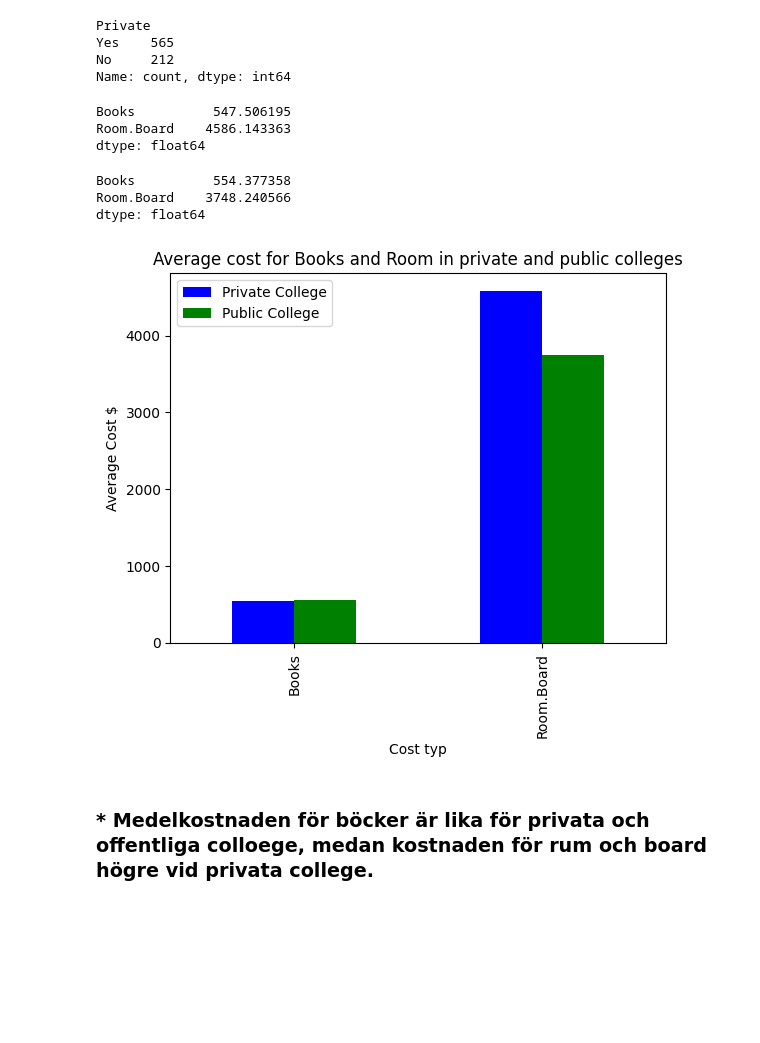
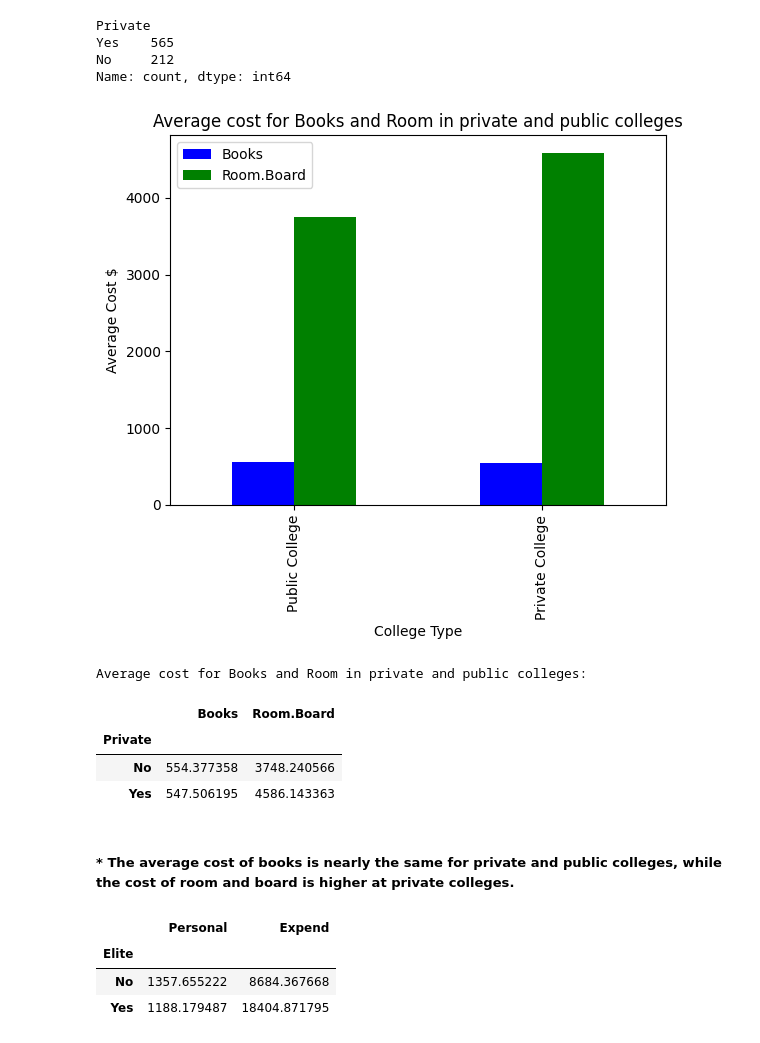
Before and after one commit to Said9633/Python-Programming-Said-Nakhleh, a Jupyter notebook: Labs/Databehanding/Laboration_Databehandling.ipynb, the cells around one changed output. Drawn from its saved outputs; the diff is of its cells as text; code cells hidden in the pictures; blank space fills up the shorter version.

```diff
--- a/Labs/Databehanding/Laboration_Databehandling.ipynb
+++ b/Labs/Databehanding/Laboration_Databehandling.ipynb
@@ -136,19 +123,3 @@ Private
 Yes    565
 No     212
 Name: count, dtype: int64
-# %%
-private_college = college[college['Private']== 'Yes']
-private_book_room_mean = private_college[['Books','Room.Board']].mean()
-private_book_room_mean
-# %% [output]
-Books          547.506195
-Room.Board    4586.143363
-dtype: float64
-# %%
-public_college = college[college['Private']== 'No']
-public_book_room_mean = public_college[['Books', 'Room.Board']].mean()
-public_book_room_mean
-# %% [output]
-Books          554.377358
-Room.Board    3748.240566
-dtype: float64
@@ -155,12 +130,22 @@ dtype: float64
+# %%
+# Culculate the averages values for 'Books' and 'Room.Board' by 'Private' category
+private_means = college.groupby('Private')[['Books', 'Room.Board']].mean()
 # %%
-avrg_cost = pd.DataFrame({
-    'Private College': private_book_room_mean,
-    'Public College': public_book_room_mean})
-avrg_cost.plot(kind='bar', color=['blue','green'], title='Average cost for Books and Room in private and public colleges')
-plt.xlabel('Cost typ')
+private_means.plot(kind='bar', color=['blue','green'], title='Average cost for Books and Room in private and public colleges')
+
+plt.xticks([0,1], ['Public College', 'Private College'])
+plt.xlabel('College Type')
 plt.ylabel('Average Cost $')
 plt.show()
+
+print(f"Average cost for Books and Room in private and public colleges:")
+private_means
 # %% [output]
-[figure, old version]
+[figure, new version]
+Average cost for Books and Room in private and public colleges:
+|  | Books | Room.Board |
+| Private |  |  |
+| No | 554.377358 | 3748.240566 |
+| Yes | 547.506195 | 4586.143363 |
-# %% [markdown]
-### * Medelkostnaden för böcker är lika för privata och offentliga colloege, medan kostnaden för rum och board högre vid privata college.
+# %% [markdown]
+##### * The average cost of books is nearly the same for private and public colleges, while the cost of room and board is higher at private colleges.
@@ -166,0 +155,8 @@ plt.show()
+# %%
+elite_means = college.groupby('Elite', observed=True)[['Personal', 'Expend']].mean()
+elite_means
+# %% [output]
+|  | Personal | Expend |
+| Elite |  |  |
+| No | 1357.655222 | 8684.367668 |
+| Yes | 1188.179487 | 18404.871795 |
```
Also changed, not shown: parts of 7 cells of this notebook.
